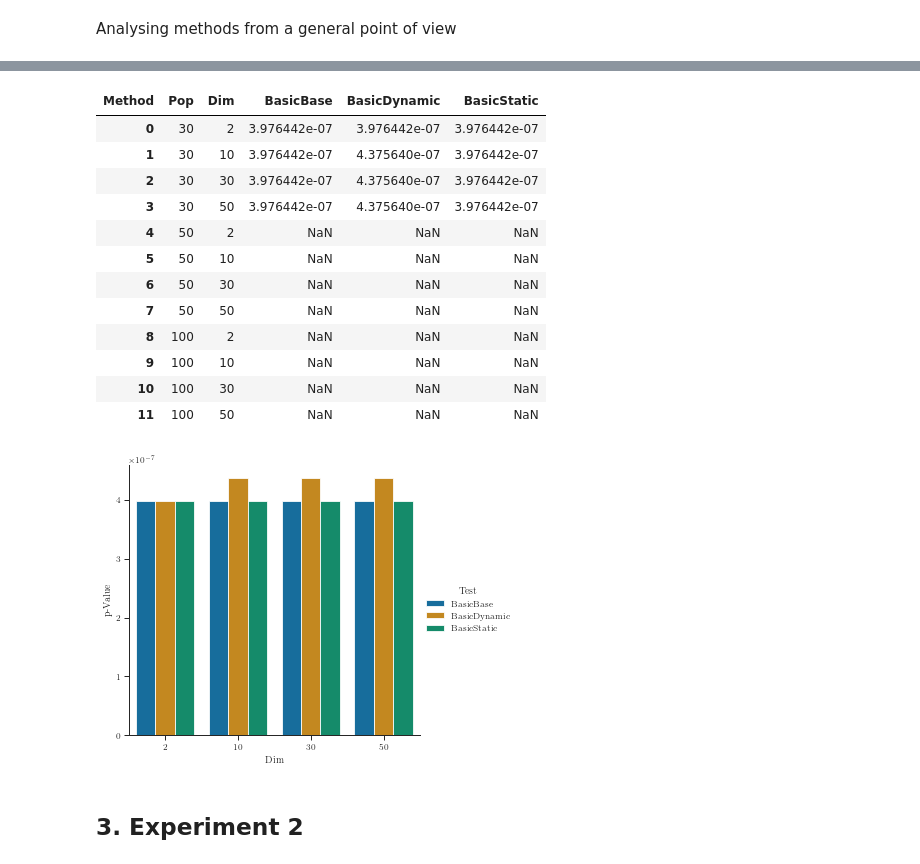
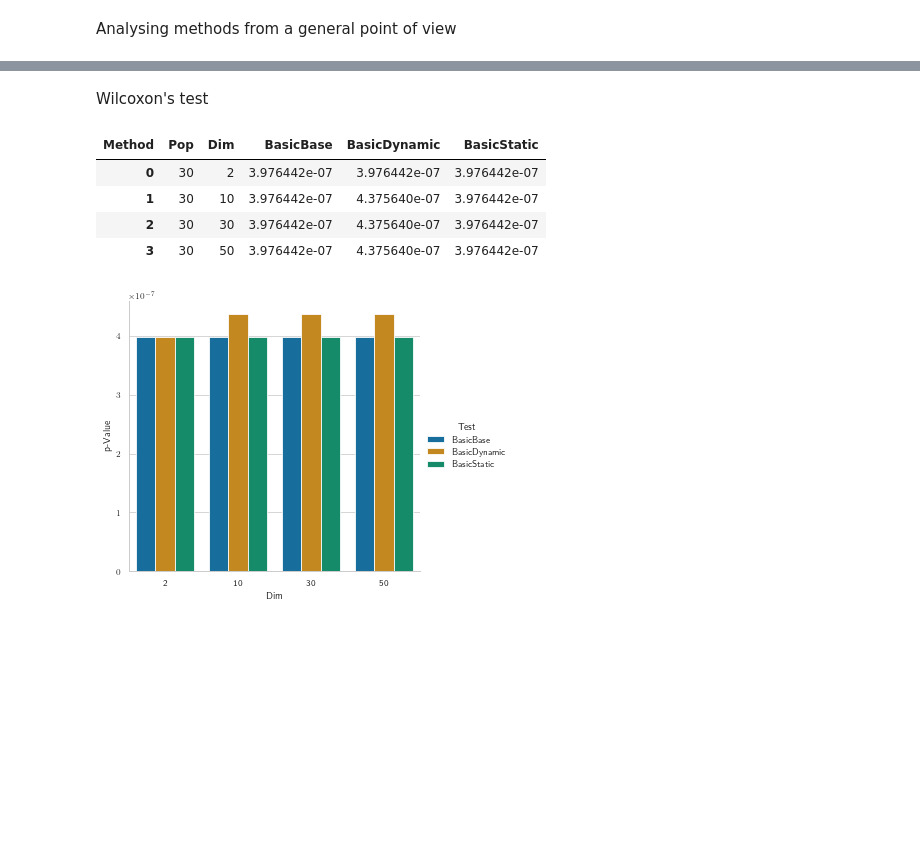
Before and after one commit to jcrvz/customhys, a Jupyter notebook: paper_transferlearning_exp1.ipynb, the cells around one changed output, grey strips where cells are left out. Saved outputs shown, nothing was run; the diff lists cells and outputs as text; code cells hidden in the pictures; blank space fills up the shorter version.

```diff
--- a/paper_transferlearning_exp1.ipynb
+++ b/paper_transferlearning_exp1.ipynb
@@ -745,37 +697,29 @@ dt_comp_exp1_basic
+# %% [markdown]
+Wilcoxon's test
 # %%
 pivoted_table2 = dt_comp_exp1_basic.pivot_table(
     index=['Pop', 'Dim', 'DU', 'Problem'], columns='Method', values='Performance'
 ).reset_index()
 pivoted_table2['BasicBase'] = pivoted_table2['Base'] - pivoted_table2['Basic']
 pivoted_table2['BasicDynamic'] = pivoted_table2['Dynamic'] - pivoted_table2['Basic']
 pivoted_table2['BasicStatic'] = pivoted_table2['Static'] - pivoted_table2['Basic']
 pValue_table2 = pivoted_table2.groupby(['Pop', 'Dim'])[
     'BasicBase', 'BasicDynamic', 'BasicStatic'].agg(
     lambda z: stats.wilcoxon(x=z.values, alternative='less', zero_method='pratt')[-1]
 ).reset_index()
 #
 sns.catplot(
     data=pValue_table2.melt(
         id_vars=['Pop', 'Dim'], value_vars=['BasicBase', 'BasicDynamic', 'BasicStatic'],
         var_name='Test', value_name='p-Value'
     ).query("Pop == 30"), y='p-Value', x='Dim', hue='Test', kind='bar'
 )
 # pValue_table1
-pValue_table2
+pValue_table2.query("Pop == 30")
 # %% [output]
 | Method | Pop | Dim | BasicBase | BasicDynamic | BasicStatic |
 | 0 | 30 | 2 | 3.976442e-07 | 3.976442e-07 | 3.976442e-07 |
 | 1 | 30 | 10 | 3.976442e-07 | 4.375640e-07 | 3.976442e-07 |
 | 2 | 30 | 30 | 3.976442e-07 | 4.375640e-07 | 3.976442e-07 |
 | 3 | 30 | 50 | 3.976442e-07 | 4.375640e-07 | 3.976442e-07 |
-| 4 | 50 | 2 | NaN | NaN | NaN |
-| 5 | 50 | 10 | NaN | NaN | NaN |
-| 6 | 50 | 30 | NaN | NaN | NaN |
-| 7 | 50 | 50 | NaN | NaN | NaN |
-| 8 | 100 | 2 | NaN | NaN | NaN |
-| 9 | 100 | 10 | NaN | NaN | NaN |
-| 10 | 100 | 30 | NaN | NaN | NaN |
-| 11 | 100 | 50 | NaN | NaN | NaN |
-[figure, old version]
+[figure, new version]
-# %% [markdown]
-## 3. Experiment 2
```
Also changed, not shown: parts of 40 cells of this notebook, 42 other files.
